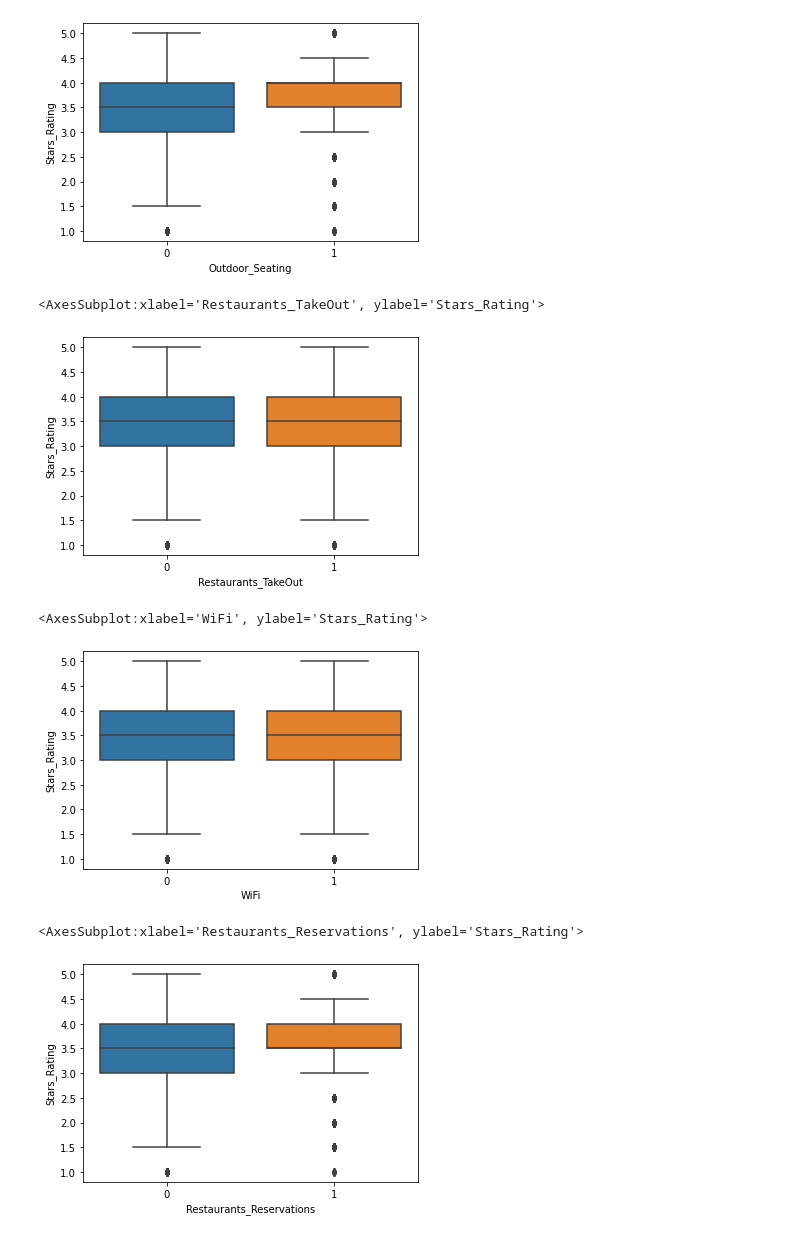
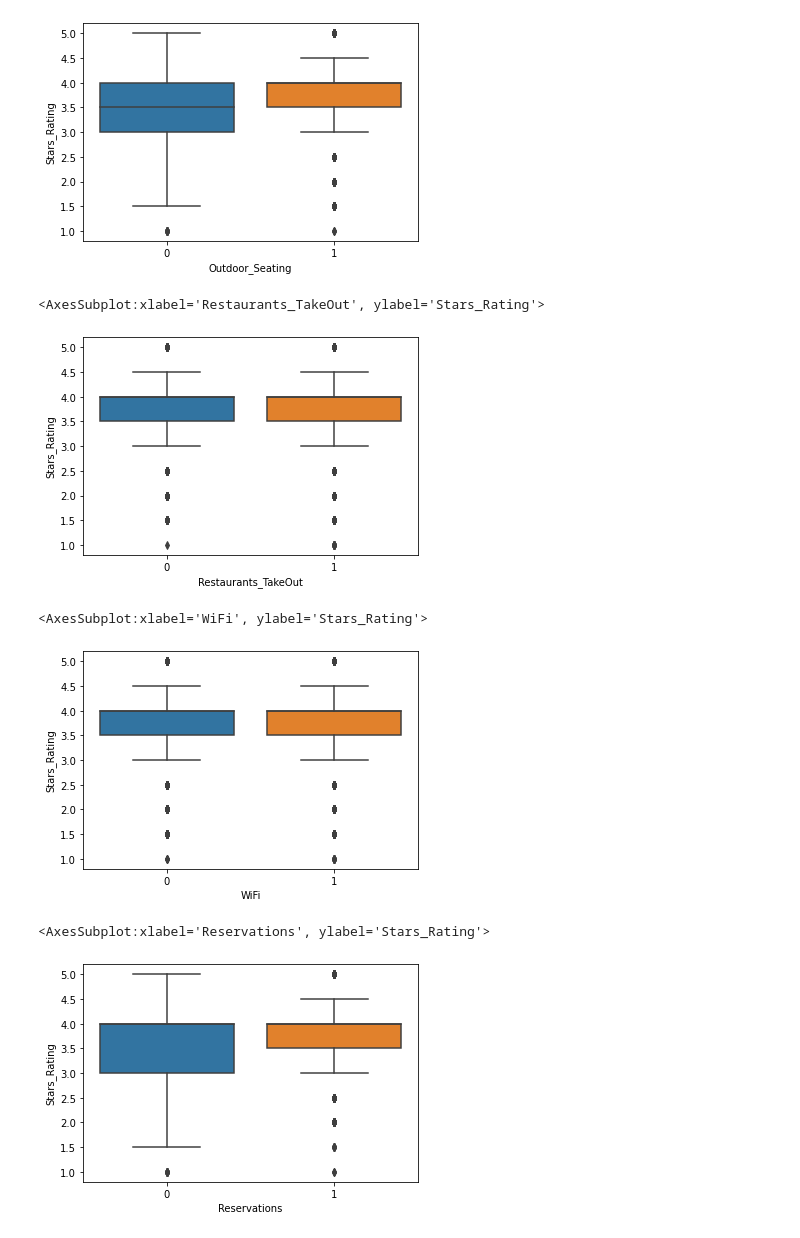
Before and after one commit to Aigerim-Zh/Yelp-Project, a Jupyter notebook: Exploratory_Analysis.ipynb, the cells around one changed output. Drawn from its saved outputs; the diff is of its cells as text; code cells hidden in the pictures.

Commit message:
Updated data source and added analysis with Census data

```diff
--- a/Exploratory_Analysis.ipynb
+++ b/Exploratory_Analysis.ipynb
@@ -2,10 +2,10 @@
 import matplotlib.pyplot as plt
 import pandas as pd
 
-business_df = pd.read_csv("Clean_Business_Data.csv")
+import seaborn as sns
+import numpy as np
 
-# Categorizing restaurants based on stars ratings
-business_df["Category"] = pd.cut(business_df["Stars_Rating"],bins=[0.9,2,3,4,5],labels=["Poor","Average","Good","Successful"])
+business_df = pd.read_csv("Data/business_census_merged_dataset.csv")
 # %%
 # There are no missing values
 business_df.isnull().sum()
@@ -96,19 +93,17 @@ sns.boxplot(x=business_df["Outdoor_Seating"], y=business_df["Stars_Rating"])
 sns.boxplot(x=business_df["Restaurants_TakeOut"], y=business_df["Stars_Rating"])
 # %% [output]
 <AxesSubplot:xlabel='Restaurants_TakeOut', ylabel='Stars_Rating'>
-[figure, old version]
+[figure, new version]
 # %%
 sns.boxplot(x=business_df["WiFi"], y=business_df["Stars_Rating"])
 # %% [output]
 <AxesSubplot:xlabel='WiFi', ylabel='Stars_Rating'>
-[figure, old version]
+[figure, new version]
 # %%
-
-
-sns.boxplot(x=business_df["Restaurants_Reservations"], y=business_df["Stars_Rating"])
+sns.boxplot(x=business_df["Reservations"], y=business_df["Stars_Rating"])
 # %% [output]
-<AxesSubplot:xlabel='Restaurants_Reservations', ylabel='Stars_Rating'>
+<AxesSubplot:xlabel='Reservations', ylabel='Stars_Rating'>
-[figure, old version]
+[figure, new version]
 # %%
 sns.boxplot(x=business_df["Good_For_Groups"], y=business_df["Stars_Rating"])
 # %% [output]
```
Also changed, not shown: parts of 28 cells of this notebook.
